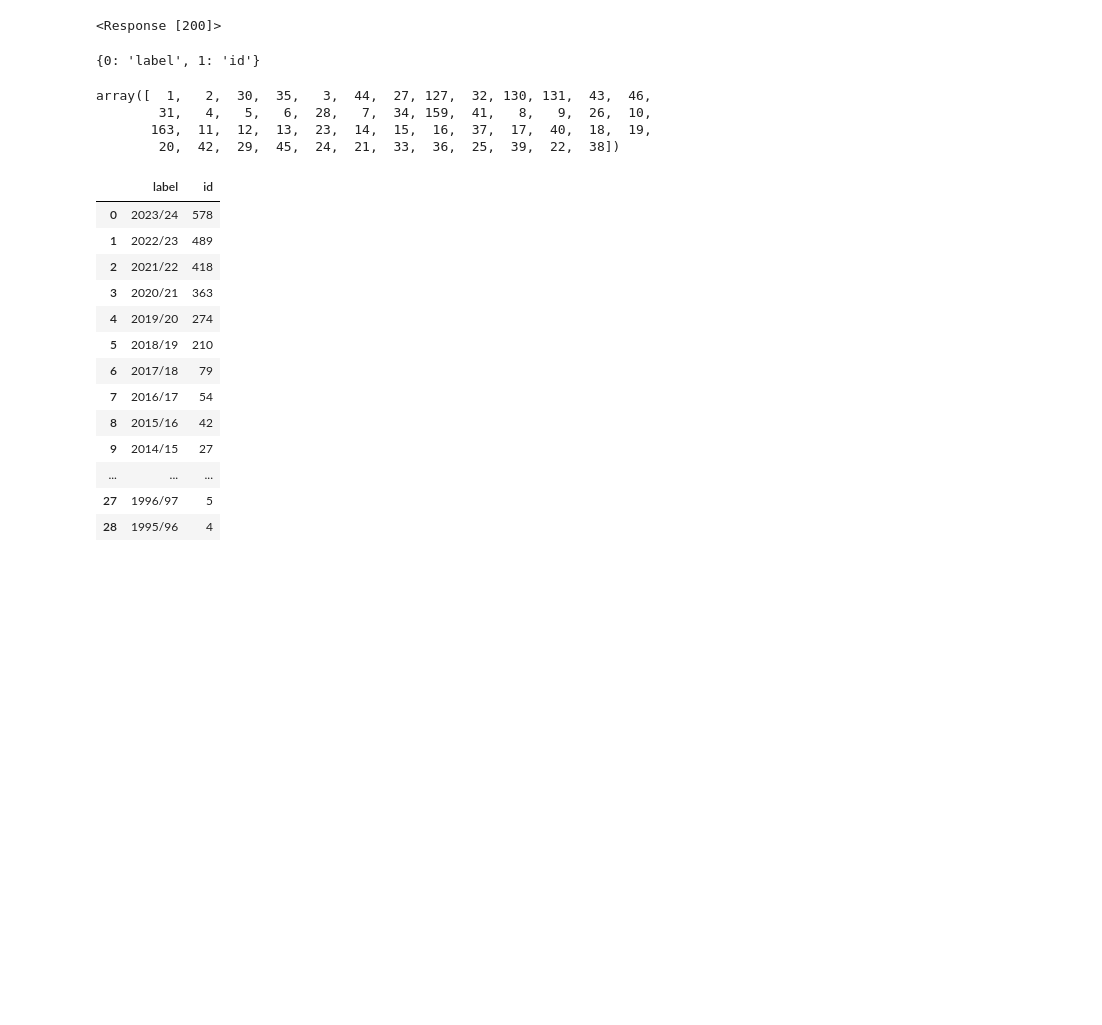
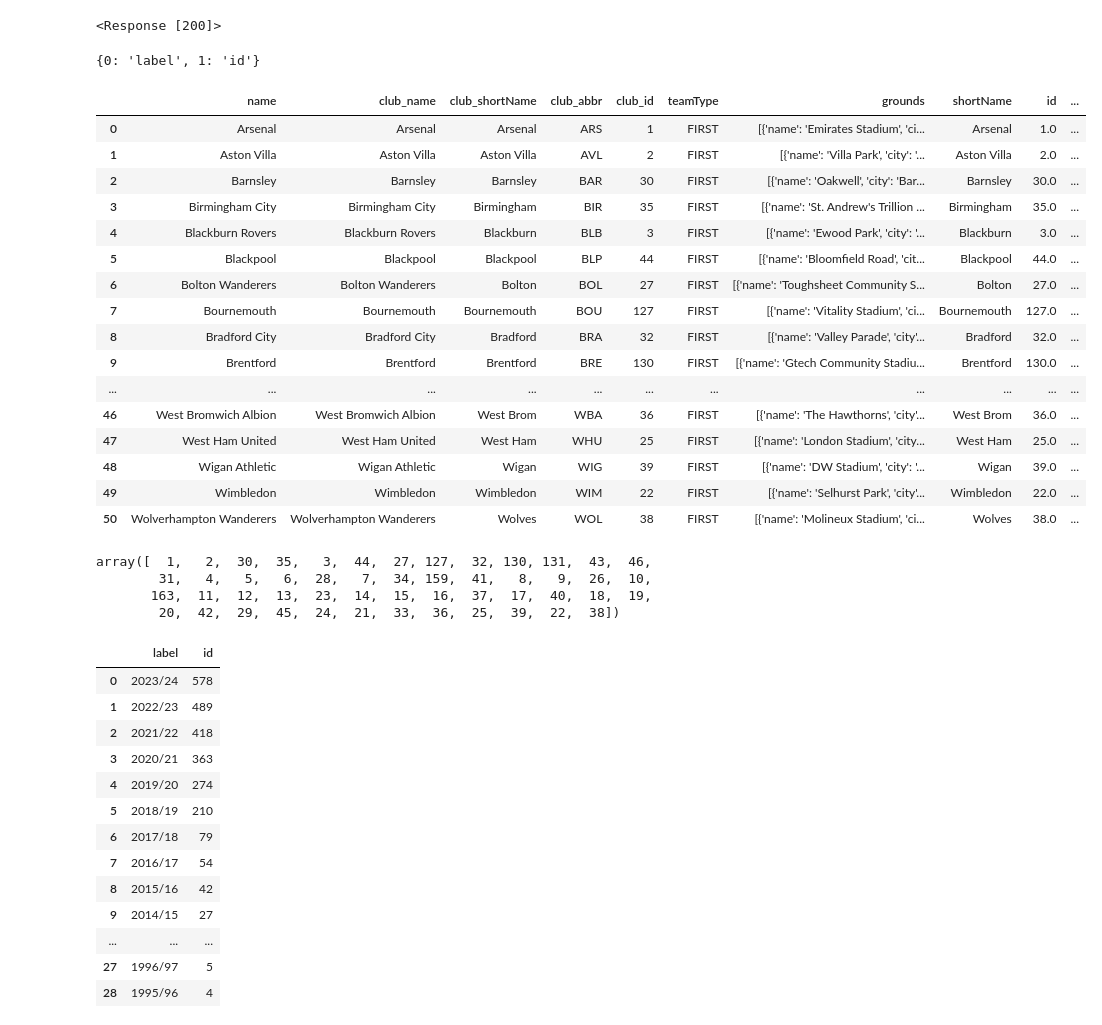
Before and after one commit to hse-mlds-2023-epl-prediction/annual-project, a Jupyter notebook: parsers/official/PLA_parsing .ipynb, the cells around one changed output. Saved outputs shown, nothing was run; the diff lists cells and outputs as text; code cells hidden in the pictures; blank space fills up the shorter version.

```diff
--- a/parsers/official/PLA_parsing .ipynb
+++ b/parsers/official/PLA_parsing .ipynb
@@ -362,6 +362,26 @@ id_season = pd.DataFrame(data, columns=col.values())
 id_season['id'] = id_season['id'].astype(int)
 
 team_id = df_start_club['club_id'].unique()
+# %%
+df_start_club
+# %% [output]
+|  | name | club_name | club_shortName | club_abbr | club_id | teamType | grounds | shortName | id | ... |
+| 0 | Arsenal | Arsenal | Arsenal | ARS | 1 | FIRST | [{'name': 'Emirates Stadium', 'ci... | Arsenal | 1.0 | ... |
+| 1 | Aston Villa | Aston Villa | Aston Villa | AVL | 2 | FIRST | [{'name': 'Villa Park', 'city': '... | Aston Villa | 2.0 | ... |
+| 2 | Barnsley | Barnsley | Barnsley | BAR | 30 | FIRST | [{'name': 'Oakwell', 'city': 'Bar... | Barnsley | 30.0 | ... |
+| 3 | Birmingham City | Birmingham City | Birmingham | BIR | 35 | FIRST | [{'name': 'St. Andrew's Trillion ... | Birmingham | 35.0 | ... |
+| 4 | Blackburn Rovers | Blackburn Rovers | Blackburn | BLB | 3 | FIRST | [{'name': 'Ewood Park', 'city': '... | Blackburn | 3.0 | ... |
+| 5 | Blackpool | Blackpool | Blackpool | BLP | 44 | FIRST | [{'name': 'Bloomfield Road', 'cit... | Blackpool | 44.0 | ... |
+| 6 | Bolton Wanderers | Bolton Wanderers | Bolton | BOL | 27 | FIRST | [{'name': 'Toughsheet Community S... | Bolton | 27.0 | ... |
+| 7 | Bournemouth | Bournemouth | Bournemouth | BOU | 127 | FIRST | [{'name': 'Vitality Stadium', 'ci... | Bournemouth | 127.0 | ... |
+| 8 | Bradford City | Bradford City | Bradford | BRA | 32 | FIRST | [{'name': 'Valley Parade', 'city'... | Bradford | 32.0 | ... |
+| 9 | Brentford | Brentford | Brentford | BRE | 130 | FIRST | [{'name': 'Gtech Community Stadiu... | Brentford | 130.0 | ... |
+| ... | ... | ... | ... | ... | ... | ... | ... | ... | ... | ... |
+| 46 | West Bromwich Albion | West Bromwich Albion | West Brom | WBA | 36 | FIRST | [{'name': 'The Hawthorns', 'city'... | West Brom | 36.0 | ... |
+| 47 | West Ham United | West Ham United | West Ham | WHU | 25 | FIRST | [{'name': 'London Stadium', 'city... | West Ham | 25.0 | ... |
+| 48 | Wigan Athletic | Wigan Athletic | Wigan | WIG | 39 | FIRST | [{'name': 'DW Stadium', 'city': '... | Wigan | 39.0 | ... |
+| 49 | Wimbledon | Wimbledon | Wimbledon | WIM | 22 | FIRST | [{'name': 'Selhurst Park', 'city'... | Wimbledon | 22.0 | ... |
+| 50 | Wolverhampton Wanderers | Wolverhampton Wanderers | Wolves | WOL | 38 | FIRST | [{'name': 'Molineux Stadium', 'ci... | Wolves | 38.0 | ... |
 # %%
 team_id
 # %% [output]
```
Also changed, not shown: parts of 6 cells of this notebook, 6 other files.
